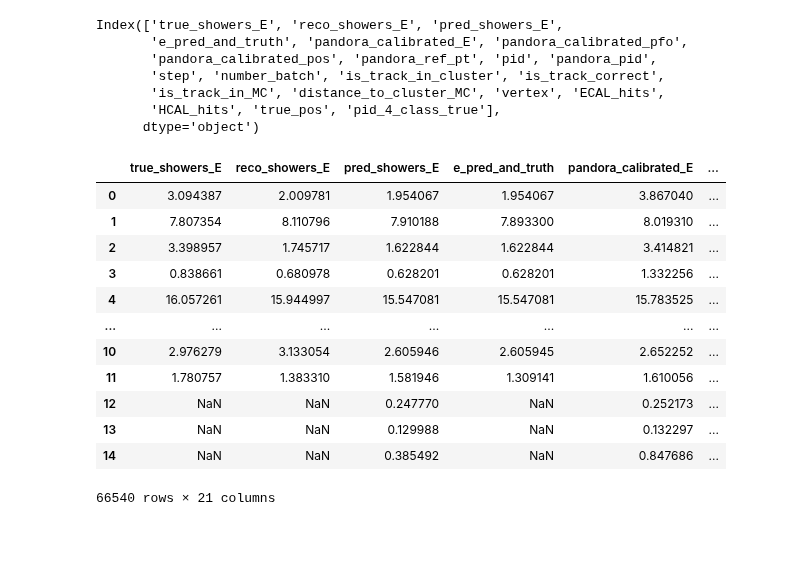
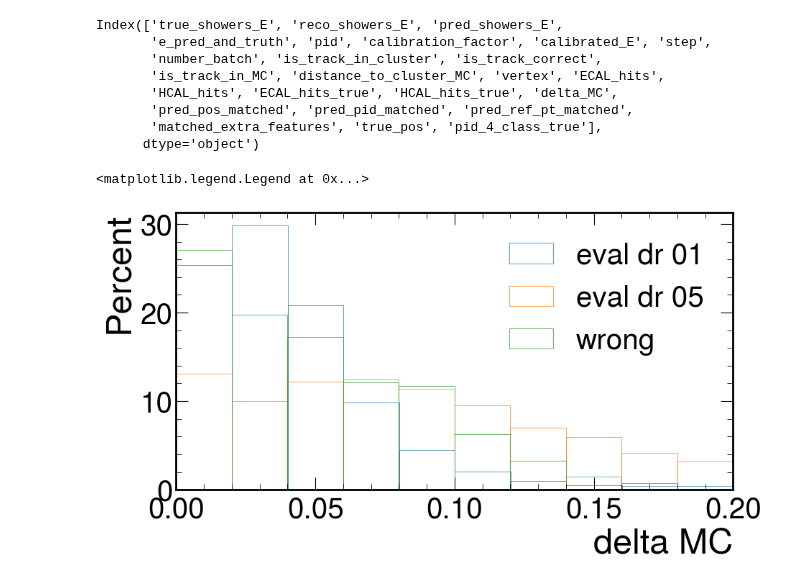
Before and after one commit to selvaggi/mlpf, a Jupyter notebook: notebooks/22_explore_inference_Lena.ipynb, the cells around one changed output. Cells and saved outputs as stored; diff of their text form; code cells hidden in the pictures; blank space fills up the shorter version.

```diff
--- a/notebooks/22_explore_inference_Lena.ipynb
+++ b/notebooks/22_explore_inference_Lena.ipynb
@@ -21,7 +21,11 @@ import matplotlib.pyplot as plt
 # %%
 from src.utils.inference.pandas_helpers import open_mlpf_dataframe
 list_all_df_hdb = []
-path_hgcal = "/eos/user/m/mgarciam/datasets_mlpf/models_trained_CLD/eval_comp_05/showers_df_evaluation/0_0_None_hdbscan_option9_v1.pt"
+path_hgcal = "/eos/user/m/mgarciam/datasets_mlpf/models_trained_CLD/eval_comp_05/showers_df_evaluation/0_0_None_hdbscan_deltaMC_dr01.pt"
 sd_hgb, matched_hgb = open_mlpf_dataframe(path_hgcal, False)
-path_hgcal = "/eos/user/m/mgarciam/datasets_mlpf/models_trained_CLD/eval_comp_05/showers_df_evaluation/0_0_None_pandora_option9_v1.pt"
+path_hgcal = "/eos/user/m/mgarciam/datasets_mlpf/models_trained_CLD/eval_comp_05/showers_df_evaluation/0_0_None_hdbscan_gun_deltamc.pt"
+sd_hgb2, matched_hgb = open_mlpf_dataframe(path_hgcal, False)
+path_hgcal = "/eos/user/m/mgarciam/datasets_mlpf/models_trained_CLD/eval_comp_05/showers_df_evaluation/0_0_None_hdbscan_drlog_v9_99500_oclustering_gun_05_130225_400_2020.pt" #0_0_None_hdbscan_drlog_v9_99500_oclustering_gun_05_130225_400_2020, 0_0_None_hdbscan_gun_drlog_v9_99500_hdbscan_gun_05_130225_400
+sd_hgb3, matched_hgb = open_mlpf_dataframe(path_hgcal, False)
+path_hgcal = "/eos/user/m/mgarciam/datasets_mlpf/models_trained_CLD/eval_comp_05/showers_df_evaluation/0_0_None_pandora_gun_drlog_v9_99500_hdbscan_gun_05_130225_400.pt"
 sd_pandora, matched_hgbq1 = open_mlpf_dataframe(path_hgcal, False)
@@ -28,26 +86,27 @@ sd_pandora, matched_hgbq1 = open_mlpf_dataframe(path_hgcal, False)
 # %%
-sd_pandora.keys()
+sd_hgb3.keys()
 # %% [output]
 Index(['true_showers_E', 'reco_showers_E', 'pred_showers_E',
-       'e_pred_and_truth', 'pandora_calibrated_E', 'pandora_calibrated_pfo',
-       'pandora_calibrated_pos', 'pandora_ref_pt', 'pid', 'pandora_pid',
-       'step', 'number_batch', 'is_track_in_cluster', 'is_track_correct',
+       'e_pred_and_truth', 'pid', 'calibration_factor', 'calibrated_E', 'step',
+       'number_batch', 'is_track_in_cluster', 'is_track_correct',
        'is_track_in_MC', 'distance_to_cluster_MC', 'vertex', 'ECAL_hits',
-       'HCAL_hits', 'true_pos', 'pid_4_class_true'],
+       'HCAL_hits', 'ECAL_hits_true', 'HCAL_hits_true', 'delta_MC',
+       'pred_pos_matched', 'pred_pid_matched', 'pred_ref_pt_matched',
+       'matched_extra_features', 'true_pos', 'pid_4_class_true'],
       dtype='object')
-# %%
-sd_pandora
-# %% [output]
-|  | true_showers_E | reco_showers_E | pred_showers_E | e_pred_and_truth | pandora_calibrated_E | ... |
-| 0 | 3.094387 | 2.009781 | 1.954067 | 1.954067 | 3.867040 | ... |
-| 1 | 7.807354 | 8.110796 | 7.910188 | 7.893300 | 8.019310 | ... |
-| 2 | 3.398957 | 1.745717 | 1.622844 | 1.622844 | 3.414821 | ... |
-| 3 | 0.838661 | 0.680978 | 0.628201 | 0.628201 | 1.332256 | ... |
-| 4 | 16.057261 | 15.944997 | 15.547081 | 15.547081 | 15.783525 | ... |
-| ... | ... | ... | ... | ... | ... | ... |
-| 10 | 2.976279 | 3.133054 | 2.605946 | 2.605945 | 2.652252 | ... |
-| 11 | 1.780757 | 1.383310 | 1.581946 | 1.309141 | 1.610056 | ... |
-| 12 | NaN | NaN | 0.247770 | NaN | 0.252173 | ... |
-| 13 | NaN | NaN | 0.129988 | NaN | 0.132297 | ... |
-| 14 | NaN | NaN | 0.385492 | NaN | 0.847686 | ... |
-66540 rows × 21 columns
+# %%
+import seaborn as sns
+plt.figure(figsize=(10,5))
+nan_delta = sd_hgb3[(sd_hgb3["true_showers_E"]>10)*(np.isnan(sd_hgb3["pred_showers_E"]))]
+# bins = np.logspace(np.log10(min(sd_hgb["delta_MC"].values+1e-4)), np.log10(max(sd_hgb["delta_MC"].values)), 30)
+# bins = np.arange(min(sd_hgb["delta_MC"].values+1e-4), max(sd_hgb["delta_MC"].values), 30)
+sns.histplot(sd_hgb["delta_MC"].values, binwidth=0.02, stat="percent",label="eval dr 01", fill=False)
+sns.histplot(sd_hgb2["delta_MC"].values, binwidth=0.02,  stat="percent",label="eval dr 05", fill=False)
+sns.histplot(nan_delta["delta_MC"].values, binwidth=0.02,  stat="percent",label="wrong", fill=False)
+# plt.xscale('log')
+plt.xlabel("delta MC")
+plt.xlim([0,0.2])
+plt.legend()
+# %% [output]
+<matplotlib.legend.Legend at 0x...>
+[figure, added]
```
Also changed, not shown: parts of 7 cells of this notebook, 2 other files.
